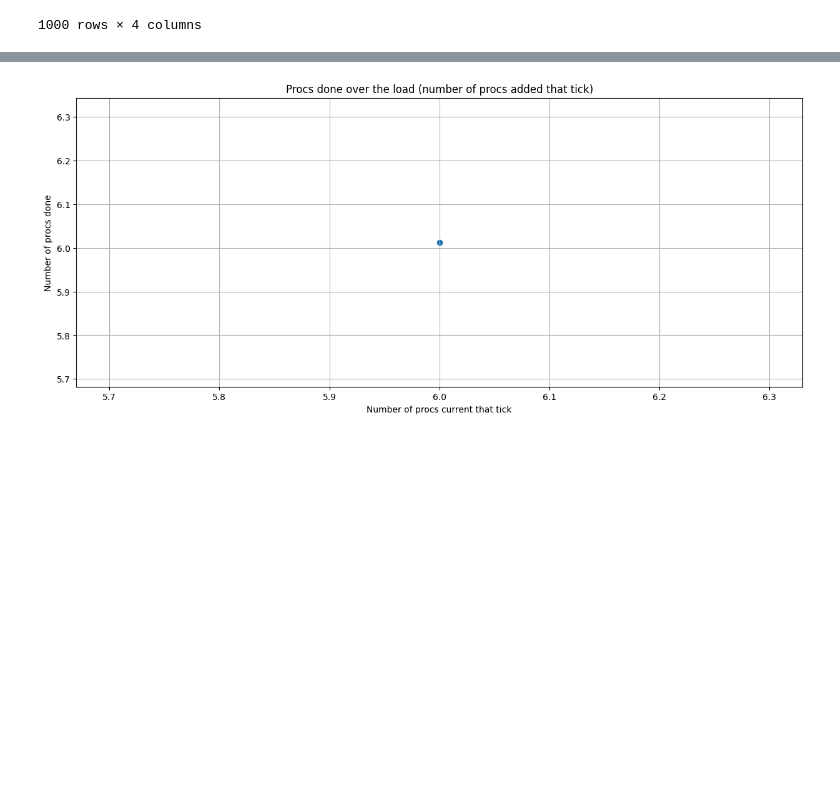
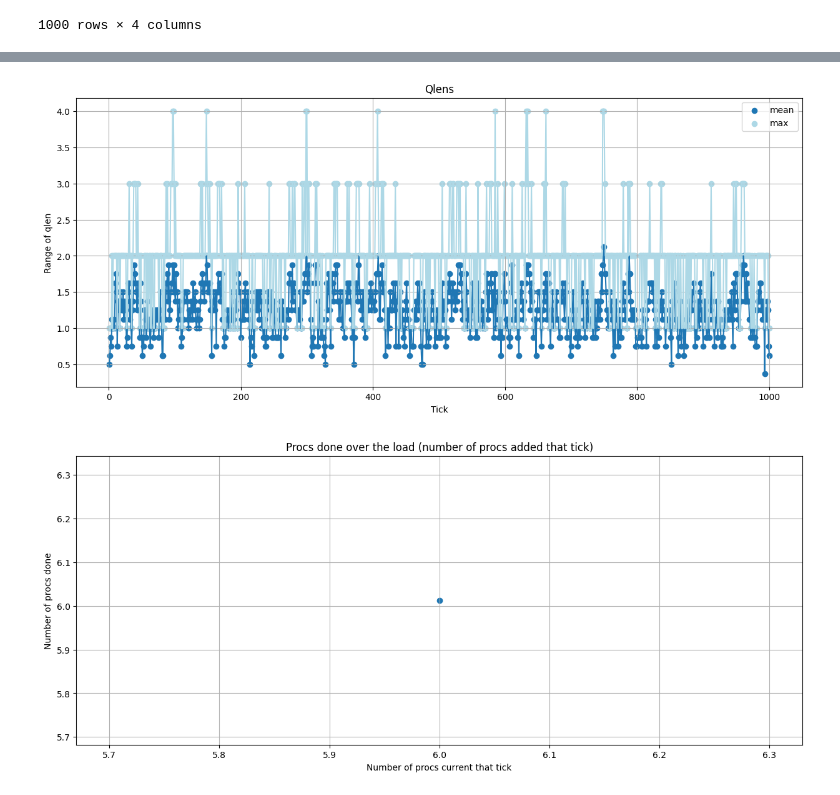
Before and after one commit to hannahmanuela/scheduler-simulator, a Jupyter notebook: results/analyze_output.ipynb, the cells around one changed output, grey strips where cells are left out. Drawn from its saved outputs; the diff is of its cells as text; code cells hidden in the pictures; blank space fills up the shorter version.

```diff
--- a/results/analyze_output.ipynb
+++ b/results/analyze_output.ipynb
@@ -194,3 +186,19 @@ plt.show()
+# %%
+plt.figure(figsize=(15,6))
+plt.scatter(out["tick"], out["mean"], label="mean")
+plt.plot(out["tick"], out["mean"])
+
+plt.scatter(out["tick"], out["max"], color='lightblue', label="max")
+plt.plot(out["tick"], out["max"], color='lightblue')
+
+plt.title('Qlens')
+plt.xlabel('Tick')
+plt.ylabel('Range of qlen')
+plt.grid(True)
+plt.legend()
+plt.show()
+# %% [output]
+[figure, added]
 # %%
 # Procs done over the load (number of procs currently live)
 
```
Also changed, not shown: parts of 8 cells of this notebook, 4 other files.
